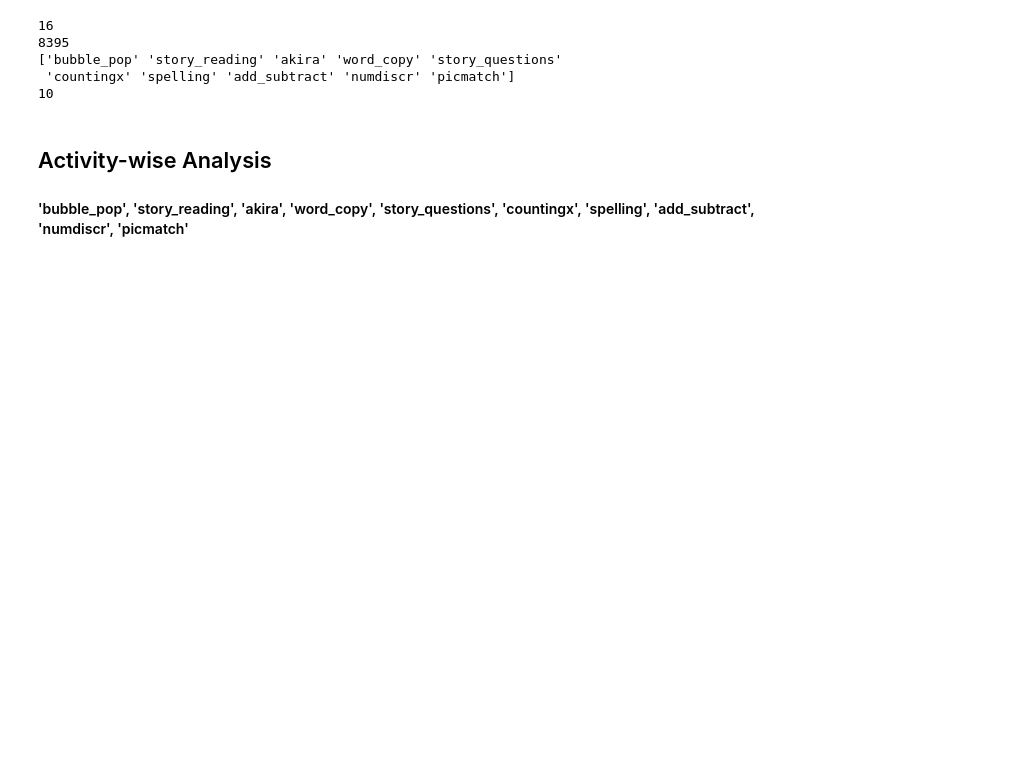
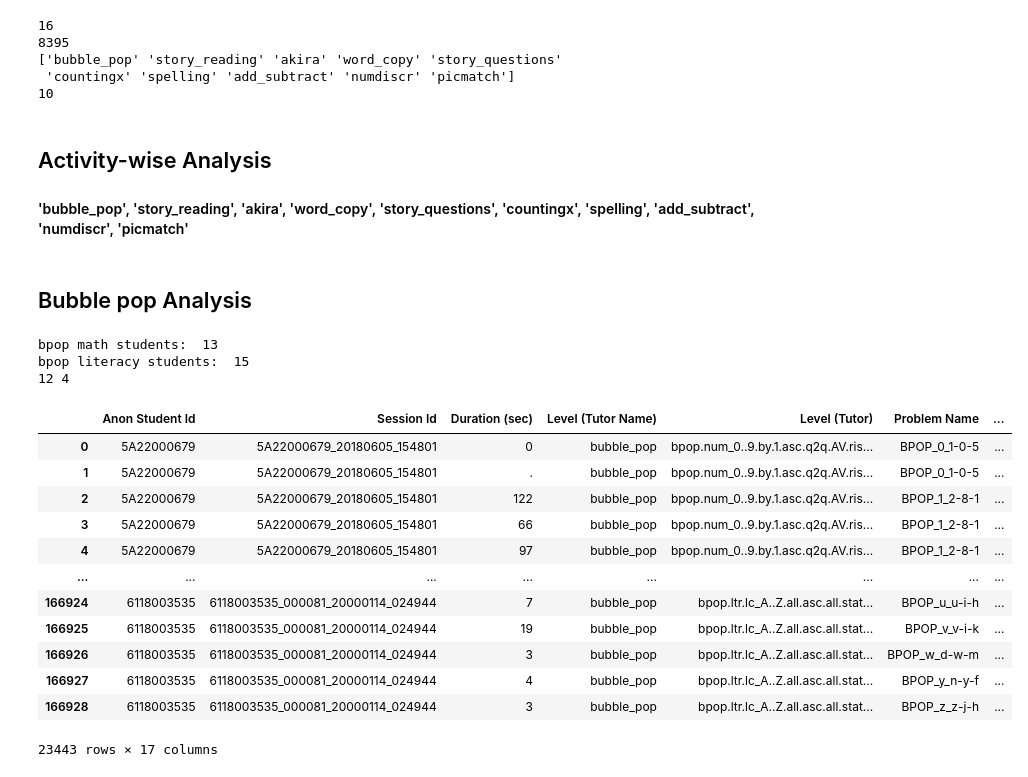
Before and after one commit to jithendaraa/RoboTutor-Analysis, a Jupyter notebook: analysis.ipynb, the cells around one changed output. Drawn from its saved outputs; the diff is of its cells as text; code cells hidden in the pictures; blank space fills up the shorter version.

```diff
--- a/analysis.ipynb
+++ b/analysis.ipynb
@@ -107,3 +127,50 @@ numdiscr_df = df[df['Level (Tutor Name)'] == 'numdiscr']
 # picmatch -> 611
 picmatch_df = df[df['Level (Tutor Name)'] == 'picmatch']
 # picmatch_df.count()
+# %% [markdown]
+## Bubble pop Analysis
+# %%
+unique_bpop_problem_names = bubble_pop_df['Problem Name'].unique()
+no_of_bpop_problem_names = len(unique_bpop_problem_names)
+# print(no_of_bpop_problem_names) # 3688
+
+unique_bpop_student_ids = bubble_pop_df['Anon Student Id'].unique()
+no_of_bpop_students = len(unique_bpop_student_ids)
+# print(no_of_bpop_students) # 16
+
+bpop_math_df = bubble_pop_df[bubble_pop_df['CF (Matrix)'] == 'math'] #6172
+bpop_literacy_df = bubble_pop_df[bubble_pop_df['CF (Matrix)'] == 'literacy'] #17271
+
+bpop_math_students = bpop_math_df['Anon Student Id'].unique()
+bpop_literacy_students = bpop_literacy_df['Anon Student Id'].unique()
+
+print('bpop math students: ', len(bpop_math_students))
+print('bpop literacy students: ', len(bpop_literacy_students))
+
+common = []
+uniq = []
+for id in unique_bpop_student_ids:
+    if id in bpop_math_students and id in bpop_literacy_students:
+        common.append(id)
+    elif id in bpop_math_students or id in bpop_literacy_students:
+        uniq.append(id)
+
+print(len(common), len(uniq))
+bubble_pop_df
+# %% [output]
+bpop math students:  13
+bpop literacy students:  15
+12 4
+|  | Anon Student Id | Session Id | Duration (sec) | Level (Tutor Name) | Level (Tutor) | Problem Name | ... |
+| 0 | 5A22000679 | 5A22000679_20180605_154801 | 0 | bubble_pop | bpop.num_0..9.by.1.asc.q2q.AV.ris... | BPOP_0_1-0-5 | ... |
+| 1 | 5A22000679 | 5A22000679_20180605_154801 | . | bubble_pop | bpop.num_0..9.by.1.asc.q2q.AV.ris... | BPOP_0_1-0-5 | ... |
+| 2 | 5A22000679 | 5A22000679_20180605_154801 | 122 | bubble_pop | bpop.num_0..9.by.1.asc.q2q.AV.ris... | BPOP_1_2-8-1 | ... |
+| 3 | 5A22000679 | 5A22000679_20180605_154801 | 66 | bubble_pop | bpop.num_0..9.by.1.asc.q2q.AV.ris... | BPOP_1_2-8-1 | ... |
+| 4 | 5A22000679 | 5A22000679_20180605_154801 | 97 | bubble_pop | bpop.num_0..9.by.1.asc.q2q.AV.ris... | BPOP_1_2-8-1 | ... |
+| ... | ... | ... | ... | ... | ... | ... | ... |
+| 166924 | 6118003535 | 6118003535_000081_20000114_024944 | 7 | bubble_pop | bpop.ltr.lc_A..Z.all.asc.all.stat... | BPOP_u_u-i-h | ... |
+| 166925 | 6118003535 | 6118003535_000081_20000114_024944 | 19 | bubble_pop | bpop.ltr.lc_A..Z.all.asc.all.stat... | BPOP_v_v-i-k | ... |
+| 166926 | 6118003535 | 6118003535_000081_20000114_024944 | 3 | bubble_pop | bpop.ltr.lc_A..Z.all.asc.all.stat... | BPOP_w_d-w-m | ... |
+| 166927 | 6118003535 | 6118003535_000081_20000114_024944 | 4 | bubble_pop | bpop.ltr.lc_A..Z.all.asc.all.stat... | BPOP_y_n-y-f | ... |
+| 166928 | 6118003535 | 6118003535_000081_20000114_024944 | 3 | bubble_pop | bpop.ltr.lc_A..Z.all.asc.all.stat... | BPOP_z_z-j-h | ... |
+23443 rows × 17 columns
```
Also changed, not shown: parts of 8 cells of this notebook, 1 other file.
